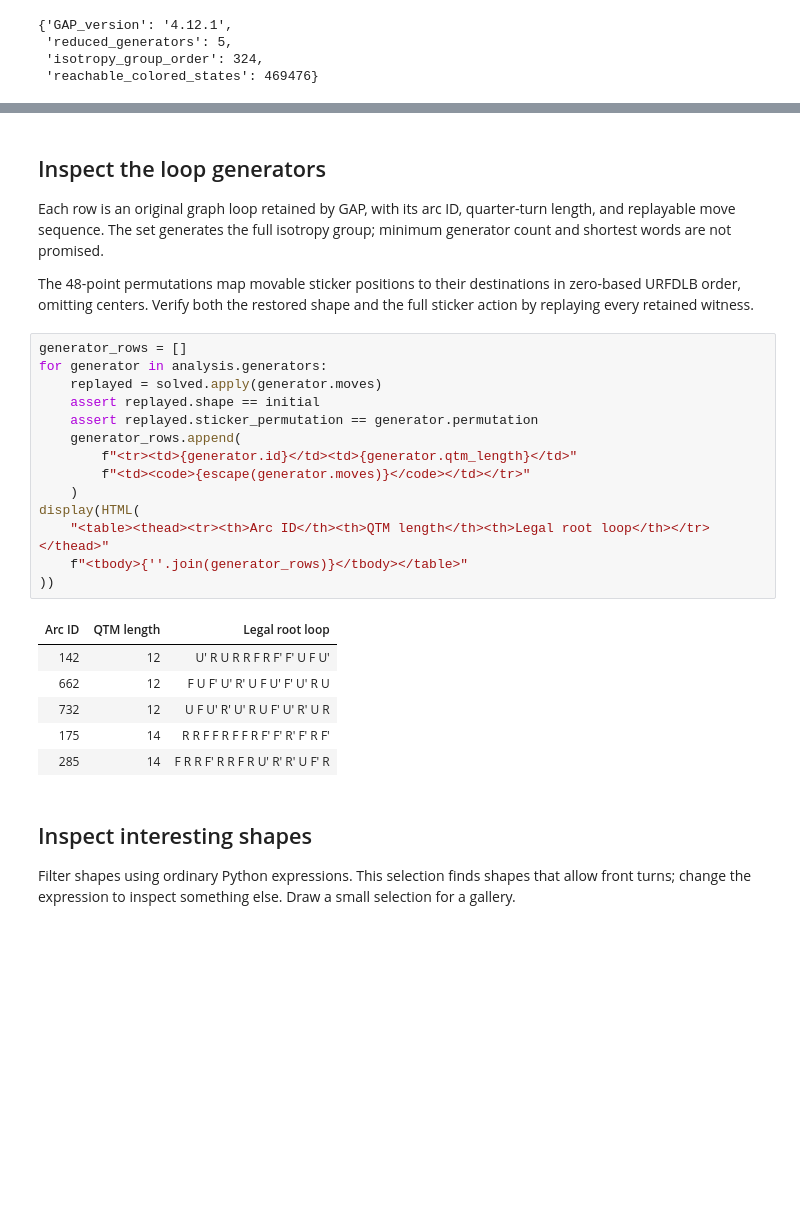
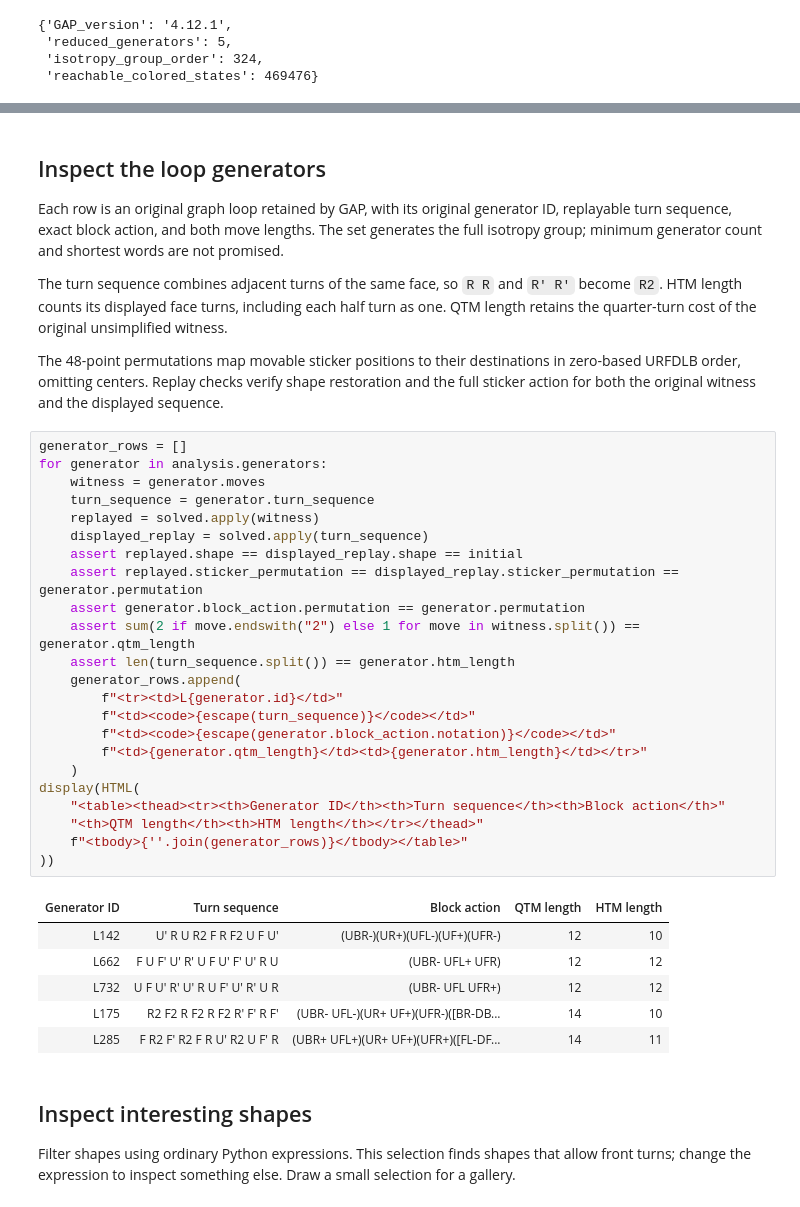
Before and after one commit to ladislavdubravsky/bandaged-cube-explorer, a Jupyter notebook: v2/examples/Alcatraz.ipynb, the cells around one changed output, grey strips where cells are left out. Cells and saved outputs as stored; diff of their text form; blank space fills up the shorter version.

```diff
--- a/v2/examples/Alcatraz.ipynb
+++ b/v2/examples/Alcatraz.ipynb
@@ -186,30 +245,41 @@ assert analysis.colored_state_count == len(graph) * analysis.group_order
 # %% [markdown]
 ## Inspect the loop generators
 
-Each row is an original graph loop retained by GAP, with its arc ID, quarter-turn length, and replayable move sequence. The set generates the full isotropy group; minimum generator count and shortest words are not promised.
+Each row is an original graph loop retained by GAP, with its original generator ID, replayable turn sequence, exact block action, and both move lengths. The set generates the full isotropy group; minimum generator count and shortest words are not promised.
 
-The 48-point permutations map movable sticker positions to their destinations in zero-based URFDLB order, omitting centers. Verify both the restored shape and the full sticker action by replaying every retained witness.
+The turn sequence combines adjacent turns of the same face, so `R R` and `R' R'` become `R2`. HTM length counts its displayed face turns, including each half turn as one. QTM length retains the quarter-turn cost of the original unsimplified witness.
+
+The 48-point permutations map movable sticker positions to their destinations in zero-based URFDLB order, omitting centers. Replay checks verify shape restoration and the full sticker action for both the original witness and the displayed sequence.
 # %%
 generator_rows = []
 for generator in analysis.generators:
-    replayed = solved.apply(generator.moves)
-    assert replayed.shape == initial
-    assert replayed.sticker_permutation == generator.permutation
+    witness = generator.moves
+    turn_sequence = generator.turn_sequence
+    replayed = solved.apply(witness)
+    displayed_replay = solved.apply(turn_sequence)
+    assert replayed.shape == displayed_replay.shape == initial
+    assert replayed.sticker_permutation == displayed_replay.sticker_permutation == generator.permutation
+    assert generator.block_action.permutation == generator.permutation
+    assert sum(2 if move.endswith("2") else 1 for move in witness.split()) == generator.qtm_length
+    assert len(turn_sequence.split()) == generator.htm_length
     generator_rows.append(
-        f"<tr><td>{generator.id}</td><td>{generator.qtm_length}</td>"
-        f"<td><code>{escape(generator.moves)}</code></td></tr>"
+        f"<tr><td>L{generator.id}</td>"
+        f"<td><code>{escape(turn_sequence)}</code></td>"
+        f"<td><code>{escape(generator.block_action.notation)}</code></td>"
+        f"<td>{generator.qtm_length}</td><td>{generator.htm_length}</td></tr>"
     )
 display(HTML(
-    "<table><thead><tr><th>Arc ID</th><th>QTM length</th><th>Legal root loop</th></tr></thead>"
+    "<table><thead><tr><th>Generator ID</th><th>Turn sequence</th><th>Block action</th>"
+    "<th>QTM length</th><th>HTM length</th></tr></thead>"
     f"<tbody>{''.join(generator_rows)}</tbody></table>"
 ))
 # %% [output]
-| Arc ID | QTM length | Legal root loop |
-| 142 | 12 | U' R U R R F R F' F' U F U' |
-| 662 | 12 | F U F' U' R' U F U' F' U' R U |
-| 732 | 12 | U F U' R' U' R U F' U' R' U R |
-| 175 | 14 | R R F F R F F R F' F' R' F' R F' |
-| 285 | 14 | F R R F' R R F R U' R' R' U F' R |
+| Generator ID | Turn sequence | Block action | QTM length | HTM length |
+| L142 | U' R U R2 F R F2 U F U' | (UBR-)(UR+)(UFL-)(UF+)(UFR-) | 12 | 10 |
+| L662 | F U F' U' R' U F U' F' U' R U | (UBR- UFL+ UFR) | 12 | 12 |
+| L732 | U F U' R' U' R U F' U' R' U R | (UBR- UFL UFR+) | 12 | 12 |
+| L175 | R2 F2 R F2 R F2 R' F' R F' | (UBR- UFL-)(UR+ UF+)(UFR-)([BR-DB... | 14 | 10 |
+| L285 | F R2 F' R2 F R U' R2 U F' R | (UBR+ UFL+)(UR+ UF+)(UFR+)([FL-DF... | 14 | 11 |
 # %% [markdown]
 ## Inspect interesting shapes
 
```
Also changed, not shown: parts of 3 cells of this notebook, 12 other files.
